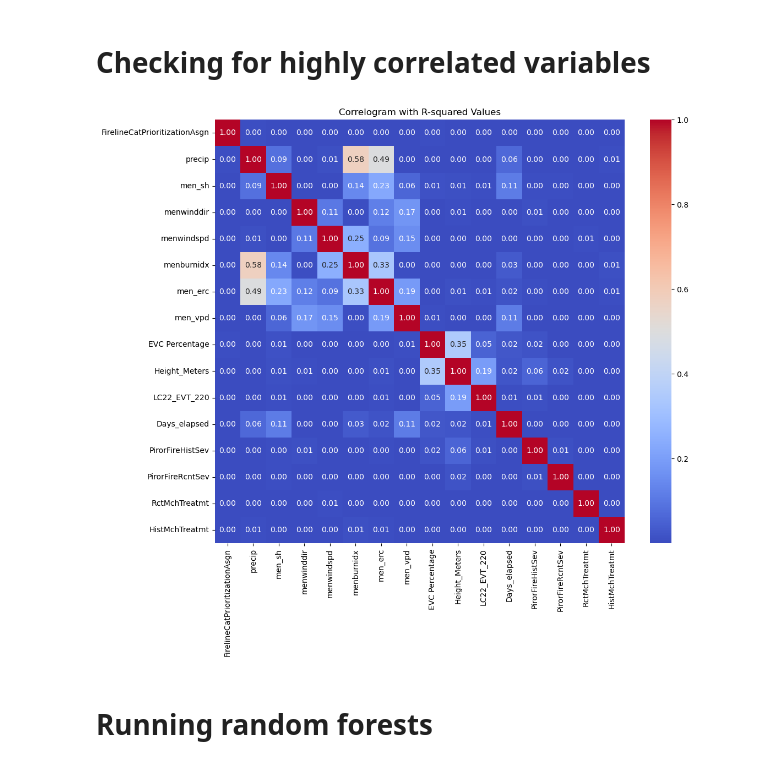
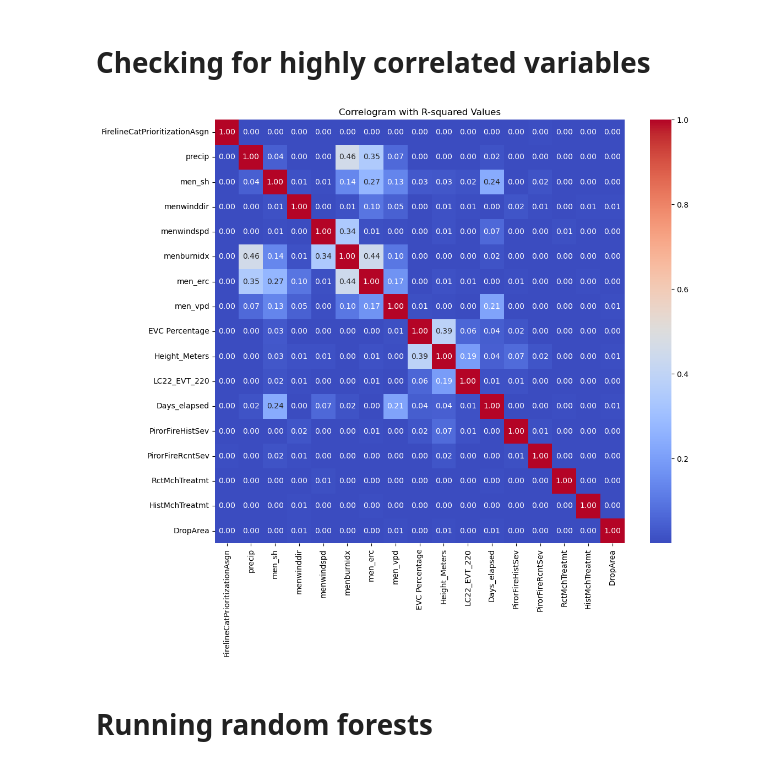
Before and after one commit to bo-maxwell-stevens/dixie-fire, a Jupyter notebook: 02_random_forest.ipynb, the cells around one changed output. Drawn from its saved outputs; the diff is of its cells as text; code cells hidden in the pictures.

```diff
--- a/02_random_forest.ipynb
+++ b/02_random_forest.ipynb
@@ -36,6 +46,12 @@ combined_df['Days_elapsed'] = (combined_df['Date'] - reference_date).dt.days
 # Filling nan with 0
 combined_df['PirorFireRcntSev'] = combined_df['PirorFireRcntSev'].fillna(0)
 combined_df['PirorFireHistSev'] = combined_df['PirorFireHistSev'].fillna(0)
+combined_df['DropArea'] = combined_df['DropArea'].fillna(0)
+
+# Removing high wind points
+print(len(combined_df))
+combined_df = combined_df[combined_df['menwindspd'] < 35]
+print(len(combined_df))
 
 # Changing Y to numerical
 combined_df['FirelineEngagement'] = combined_df['FirelineEngagement'].replace({'Not Held': 0, 'Held': 100})
@@ -70,22 +78,22 @@ import matplotlib.pyplot as plt
 # %%
 # Assuming combined_df is your DataFrame and it contains the specified variables
 X = combined_df[['FirelineCatPrioritizationAsgn', 'precip', 'men_sh', 'menwinddir', 'menwindspd',
                  'menburnidx', 'men_erc', 'men_vpd', 'EVC Percentage', 'Height_Meters',
-                 'LC22_EVT_220', 'Days_elapsed', 'PirorFireHistSev', 'PirorFireRcntSev', 'RctMchTreatmt', 'HistMchTreatmt']]
+                 'LC22_EVT_220', 'Days_elapsed', 'PirorFireHistSev', 'PirorFireRcntSev', 'RctMchTreatmt', 'HistMchTreatmt','DropArea']]
 
 # Calculate pairwise Pearson correlations
 corr = X.corr()
 
 # Square the correlation coefficients to get R-squared values
 r_squared = corr**2
 
 # Create a heatmap to visualize the correlations
 plt.figure(figsize=(12, 10))
 sns.heatmap(r_squared, annot=True, fmt=".2f", cmap='coolwarm', cbar=True)
 plt.title("Correlogram with R-squared Values")
 plt.show()
 # %% [output]
-[figure, old version]
+[figure, new version]
 # %% [markdown]
 # Running random forests
 # %%
```
Also changed, not shown: parts of 10 cells of this notebook, 11 other files.
